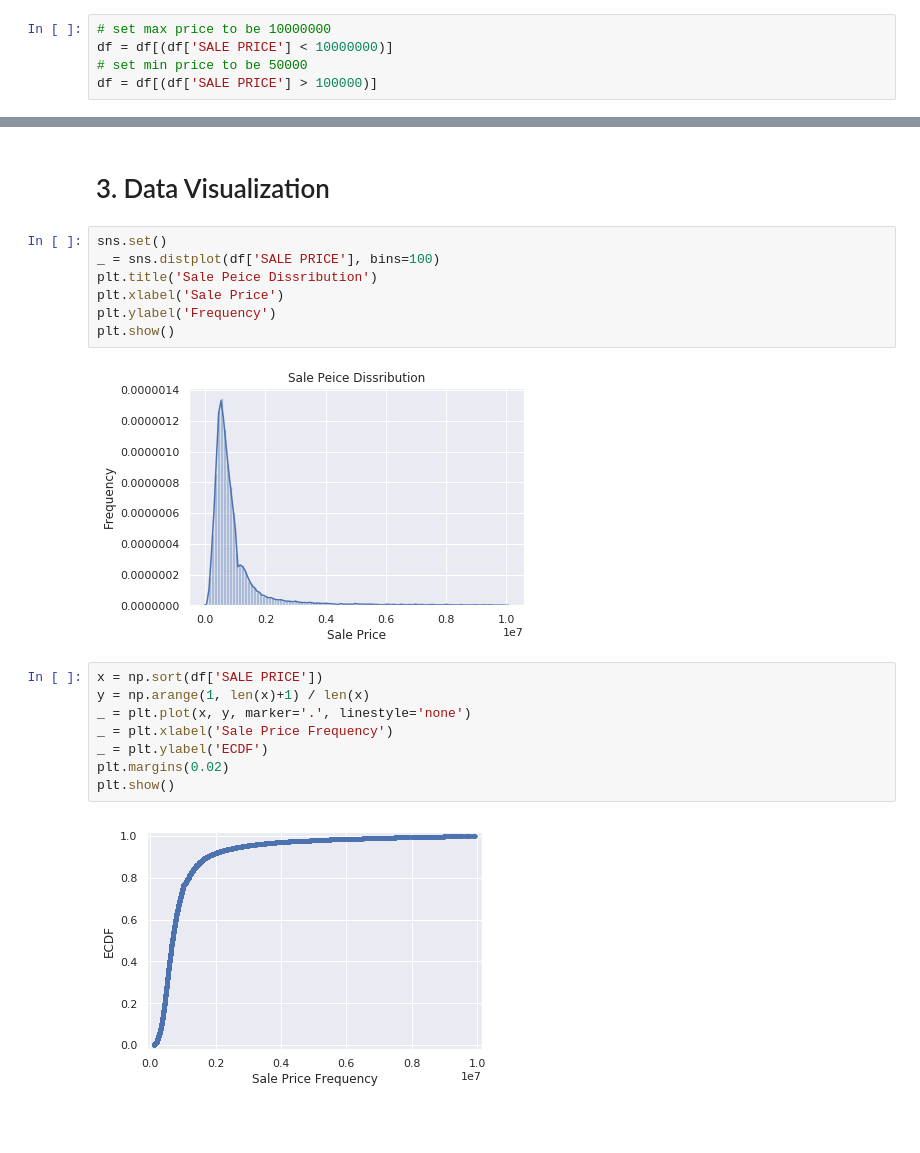
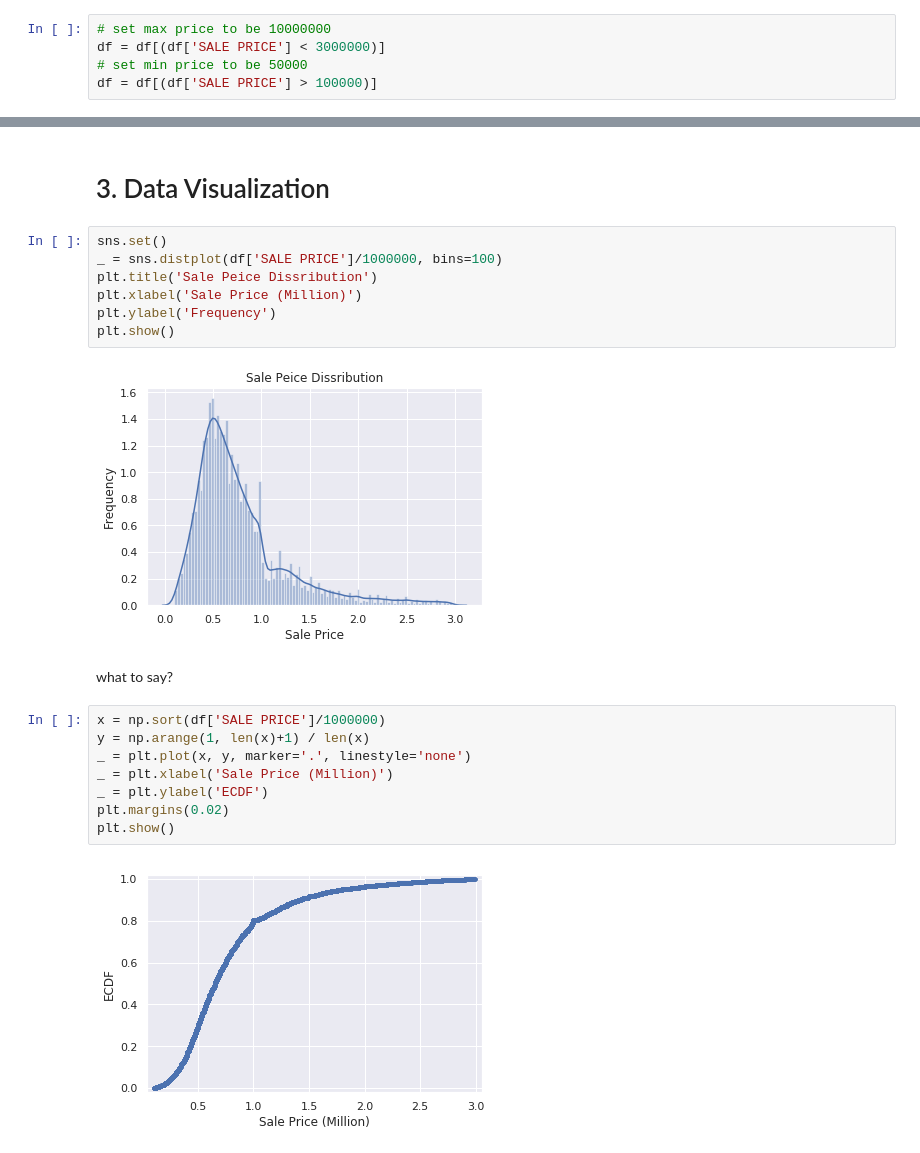
Before and after one commit to zhuoyingcai/NYC-Housing-Prices-Analysis, a Jupyter notebook: NYC_Housing_Prices_Analysis.ipynb, the cells around one changed output, grey strips where cells are left out. Cells and saved outputs as stored; diff of their text form; blank space fills up the shorter version.

Commit message:
set a more reasonable house price range

```diff
--- a/NYC_Housing_Prices_Analysis.ipynb
+++ b/NYC_Housing_Prices_Analysis.ipynb
@@ -213,5 +236,5 @@ From the above data, we conclude that:
 # %%
 # set max price to be 10000000
-df = df[(df['SALE PRICE'] < 10000000)]
+df = df[(df['SALE PRICE'] < 3000000)]
 # set min price to be 50000
 df = df[(df['SALE PRICE'] > 100000)]
@@ -233,20 +242,22 @@ Name: SALE PRICE, dtype: int64
 # 3. Data Visualization
 # %%
 sns.set()
-_ = sns.distplot(df['SALE PRICE'], bins=100)
+_ = sns.distplot(df['SALE PRICE']/1000000, bins=100)
 plt.title('Sale Peice Dissribution')
-plt.xlabel('Sale Price')
+plt.xlabel('Sale Price (Million)')
 plt.ylabel('Frequency')
 plt.show()
 # %% [output]
-[figure, old version]
+[figure, new version]
+# %% [markdown]
+what to say?
 # %%
-x = np.sort(df['SALE PRICE'])
+x = np.sort(df['SALE PRICE']/1000000)
 y = np.arange(1, len(x)+1) / len(x)
 _ = plt.plot(x, y, marker='.', linestyle='none')
-_ = plt.xlabel('Sale Price Frequency')
+_ = plt.xlabel('Sale Price (Million)')
 _ = plt.ylabel('ECDF')
 plt.margins(0.02)
 plt.show()
 # %% [output]
-[figure, old version]
+[figure, new version]
```
Also changed, not shown: parts of 6 cells of this notebook.
